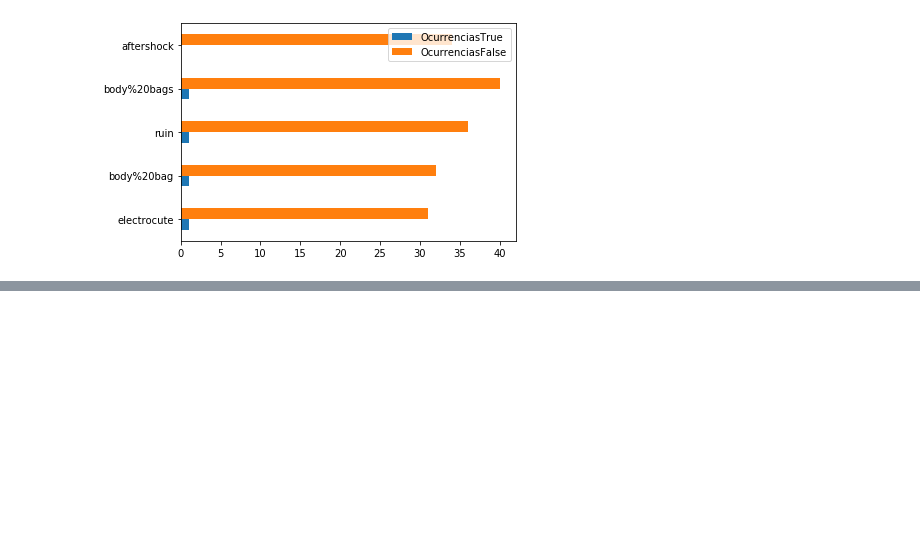
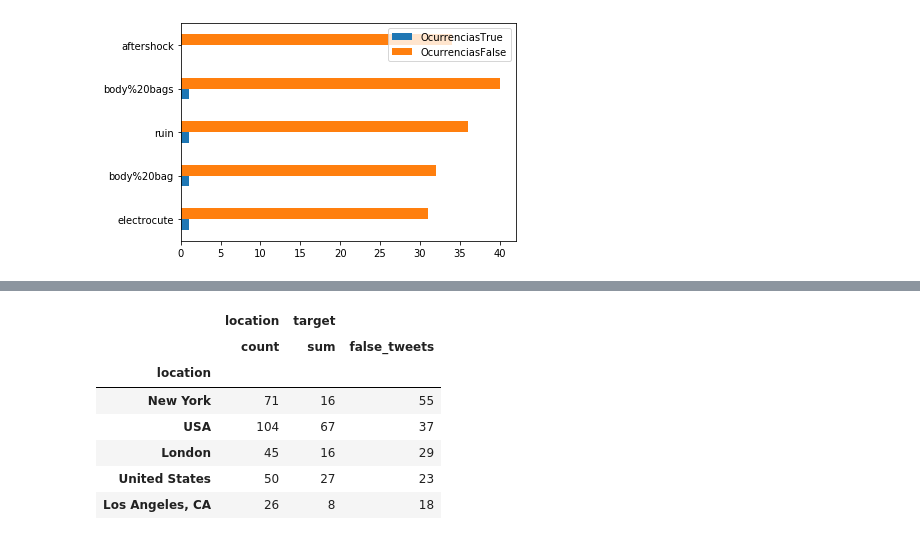
Before and after one commit to NicoGarofalo/TPDatos, a Jupyter notebook: TP1.ipynb, the cells around one changed output, grey strips where cells are left out. Cells and saved outputs as stored; diff of their text form; code cells hidden in the pictures; blank space fills up the shorter version.

```diff
--- a/TP1.ipynb
+++ b/TP1.ipynb
@@ -300,0 +342,13 @@ ax = df.plot.barh()
+# %%
+#creo una nueva columna que contiene la cantidad tweets falsos para cada location
+grouped_by_location[('target', 'false_tweets')] = grouped_by_location[('location', 'count')] - grouped_by_location[('target', 'sum')]
+grouped_by_location.sort_values(('target', 'false_tweets'), ascending = False).head()
+# %% [output]
+|  | location | target |  |
+|  | count | sum | false_tweets |
+| location |  |  |  |
+| New York | 71 | 16 | 55 |
+| USA | 104 | 67 | 37 |
+| London | 45 | 16 | 29 |
+| United States | 50 | 27 | 23 |
+| Los Angeles, CA | 26 | 8 | 18 |
```
Also changed, not shown: parts of 17 cells of this notebook.
